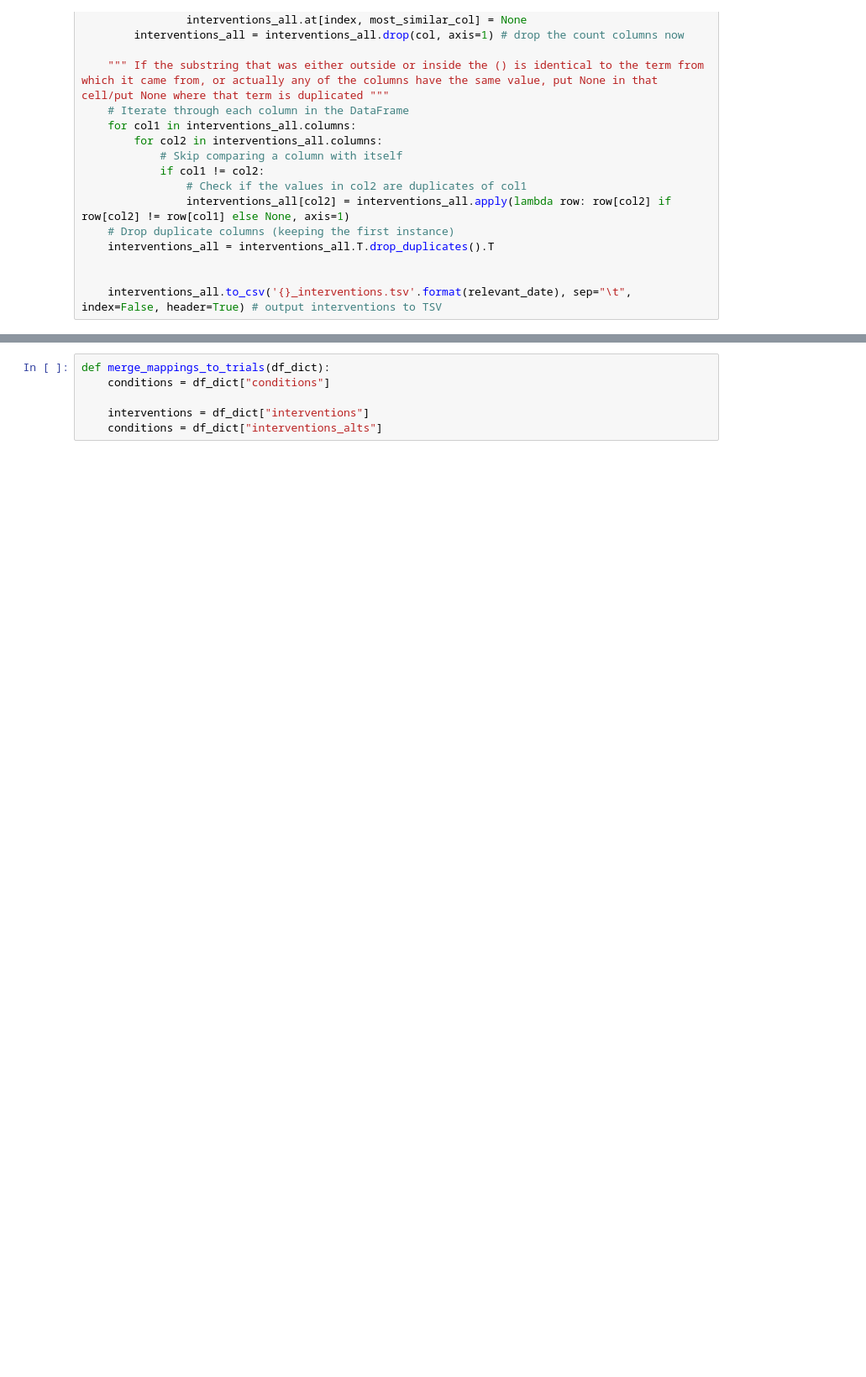
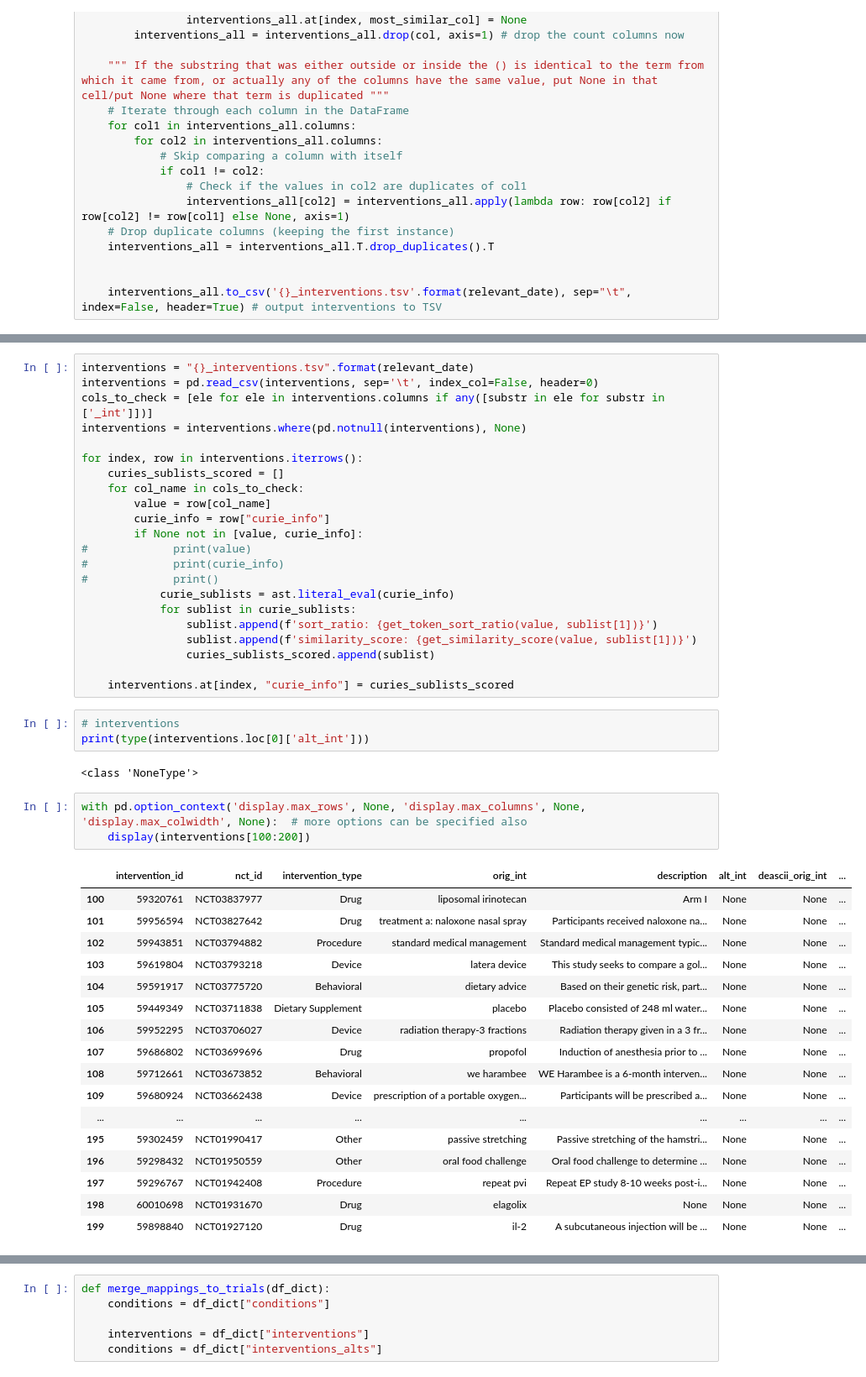
Before and after one commit to GitHubbit/Multiomics_ClinicalTrials_KP, a Jupyter notebook: mapper_ipynb_to_py_mm_only.ipynb, the cells around one changed output, grey strips where cells are left out. Shown at 84% size. Saved outputs shown, nothing was run; the diff lists cells and outputs as text; blank space fills up the shorter version.

```diff
--- a/mapper_ipynb_to_py_mm_only.ipynb
+++ b/mapper_ipynb_to_py_mm_only.ipynb
@@ -755,0 +585,48 @@ with pd.option_context('display.max_rows', None, 'display.max_columns', None, 'd
+# %%
+interventions = "{}_interventions.tsv".format(relevant_date)
+interventions = pd.read_csv(interventions, sep='\t', index_col=False, header=0)
+cols_to_check = [ele for ele in interventions.columns if any([substr in ele for substr in ['_int']])]
+interventions = interventions.where(pd.notnull(interventions), None)
+
+for index, row in interventions.iterrows():
+    curies_sublists_scored = []
+    for col_name in cols_to_check:
+        value = row[col_name]
+        curie_info = row["curie_info"]
+        if None not in [value, curie_info]:
+#             print(value)
+#             print(curie_info)
+#             print()
+            curie_sublists = ast.literal_eval(curie_info)
+            for sublist in curie_sublists:
+                sublist.append(f'sort_ratio: {get_token_sort_ratio(value, sublist[1])}')
+                sublist.append(f'similarity_score: {get_similarity_score(value, sublist[1])}')
+                curies_sublists_scored.append(sublist)
+
+    interventions.at[index, "curie_info"] = curies_sublists_scored
+# %%
+# interventions
+print(type(interventions.loc[0]['alt_int']))
+# %% [output]
+<class 'NoneType'>
+# %%
+with pd.option_context('display.max_rows', None, 'display.max_columns', None, 'display.max_colwidth', None):  # more options can be specified also
+    display(interventions[100:200])
+# %% [output]
+|  | intervention_id | nct_id | intervention_type | orig_int | description | alt_int | deascii_orig_int | ... |
+| 100 | 59320761 | NCT03837977 | Drug | liposomal irinotecan | Arm I | None | None | ... |
+| 101 | 59956594 | NCT03827642 | Drug | treatment a: naloxone nasal spray | Participants received naloxone na... | None | None | ... |
+| 102 | 59943851 | NCT03794882 | Procedure | standard medical management | Standard medical management typic... | None | None | ... |
+| 103 | 59619804 | NCT03793218 | Device | latera device | This study seeks to compare a gol... | None | None | ... |
+| 104 | 59591917 | NCT03775720 | Behavioral | dietary advice | Based on their genetic risk, part... | None | None | ... |
+| 105 | 59449349 | NCT03711838 | Dietary Supplement | placebo | Placebo consisted of 248 ml water... | None | None | ... |
+| 106 | 59952295 | NCT03706027 | Device | radiation therapy-3 fractions | Radiation therapy given in a 3 fr... | None | None | ... |
+| 107 | 59686802 | NCT03699696 | Drug | propofol | Induction of anesthesia prior to ... | None | None | ... |
+| 108 | 59712661 | NCT03673852 | Behavioral | we harambee | WE Harambee is a 6-month interven... | None | None | ... |
+| 109 | 59680924 | NCT03662438 | Device | prescription of a portable oxygen... | Participants will be prescribed a... | None | None | ... |
+| ... | ... | ... | ... | ... | ... | ... | ... | ... |
+| 195 | 59302459 | NCT01990417 | Other | passive stretching | Passive stretching of the hamstri... | None | None | ... |
+| 196 | 59298432 | NCT01950559 | Other | oral food challenge | Oral food challenge to determine ... | None | None | ... |
+| 197 | 59296767 | NCT01942408 | Procedure | repeat pvi | Repeat EP study 8-10 weeks post-i... | None | None | ... |
+| 198 | 60010698 | NCT01931670 | Drug | elagolix | None | None | None | ... |
+| 199 | 59898840 | NCT01927120 | Drug | il-2 | A subcutaneous injection will be ... | None | None | ... |
```
Also changed, not shown: parts of 16 cells of this notebook.
